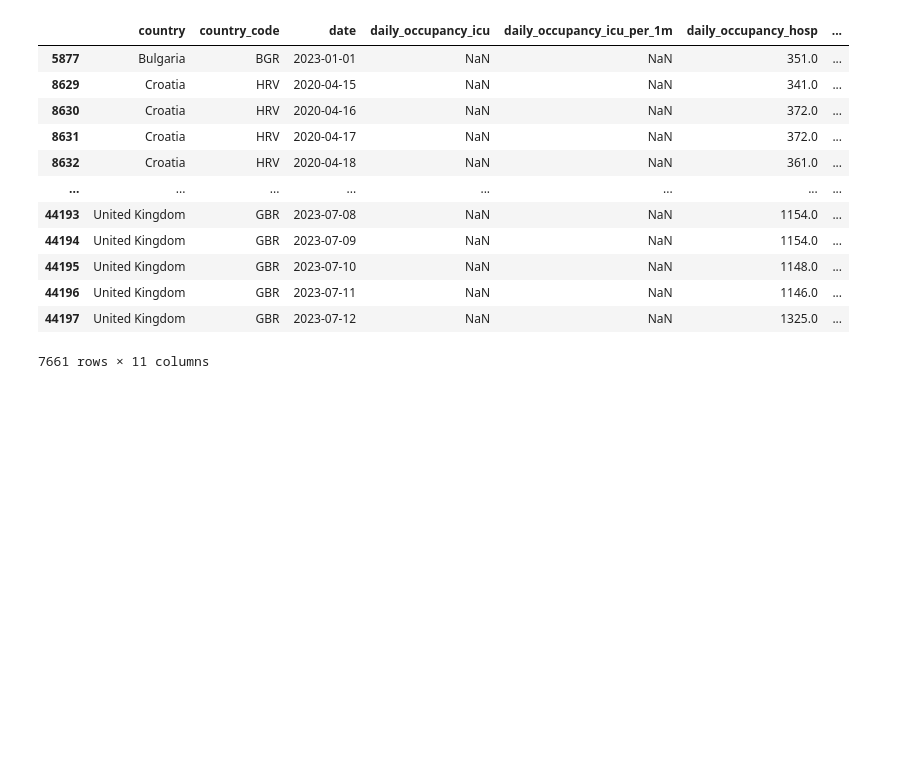
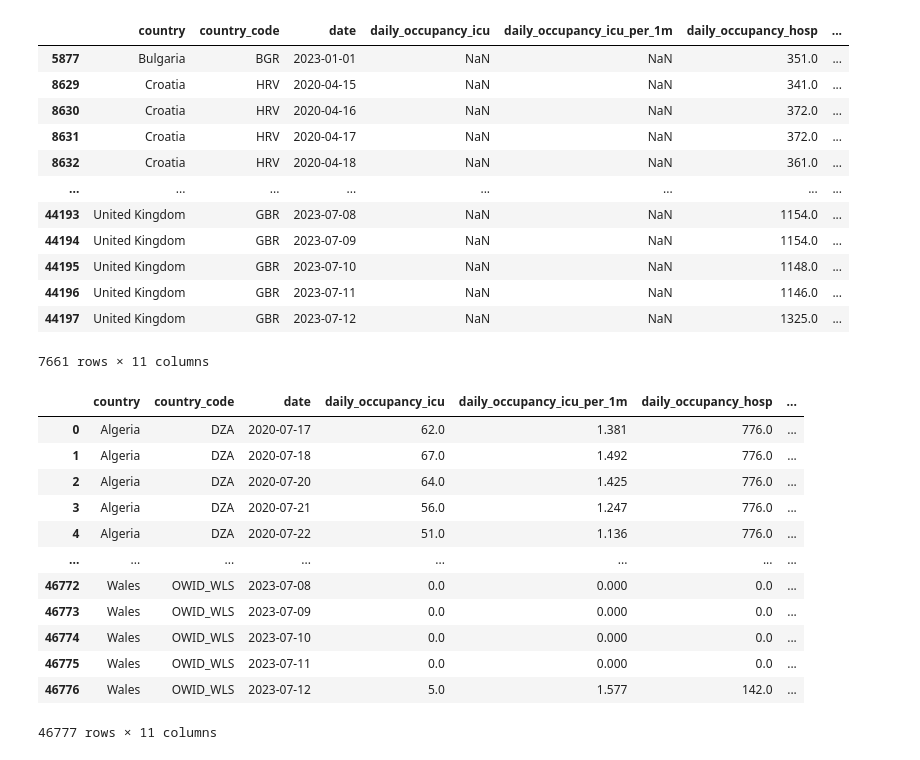
Before and after one commit to ArunKrishnan09/Covid-Analysis, a Jupyter notebook: Covid_analysis.ipynb, the cells around one changed output. Saved outputs shown, nothing was run; the diff lists cells and outputs as text; code cells hidden in the pictures; blank space fills up the shorter version.

```diff
--- a/Covid_analysis.ipynb
+++ b/Covid_analysis.ipynb
@@ -155,3 +155,23 @@ hospital[hospital["daily_occupancy_icu"].isnull()]
 | 44196 | United Kingdom | GBR | 2023-07-11 | NaN | NaN | 1146.0 | ... |
 | 44197 | United Kingdom | GBR | 2023-07-12 | NaN | NaN | 1325.0 | ... |
 7661 rows × 11 columns
+# %%
+values = {}
+for col in hospital.columns:
+  if col != "country" and col != "date" and col != "country_code":
+    values[col] = hospital[col].median()
+hospital.fillna(value=values)
+# %% [output]
+|  | country | country_code | date | daily_occupancy_icu | daily_occupancy_icu_per_1m | daily_occupancy_hosp | ... |
+| 0 | Algeria | DZA | 2020-07-17 | 62.0 | 1.381 | 776.0 | ... |
+| 1 | Algeria | DZA | 2020-07-18 | 67.0 | 1.492 | 776.0 | ... |
+| 2 | Algeria | DZA | 2020-07-20 | 64.0 | 1.425 | 776.0 | ... |
+| 3 | Algeria | DZA | 2020-07-21 | 56.0 | 1.247 | 776.0 | ... |
+| 4 | Algeria | DZA | 2020-07-22 | 51.0 | 1.136 | 776.0 | ... |
+| ... | ... | ... | ... | ... | ... | ... | ... |
+| 46772 | Wales | OWID_WLS | 2023-07-08 | 0.0 | 0.000 | 0.0 | ... |
+| 46773 | Wales | OWID_WLS | 2023-07-09 | 0.0 | 0.000 | 0.0 | ... |
+| 46774 | Wales | OWID_WLS | 2023-07-10 | 0.0 | 0.000 | 0.0 | ... |
+| 46775 | Wales | OWID_WLS | 2023-07-11 | 0.0 | 0.000 | 0.0 | ... |
+| 46776 | Wales | OWID_WLS | 2023-07-12 | 5.0 | 1.577 | 142.0 | ... |
+46777 rows × 11 columns
```
Also changed, not shown: parts of 2 cells of this notebook.
